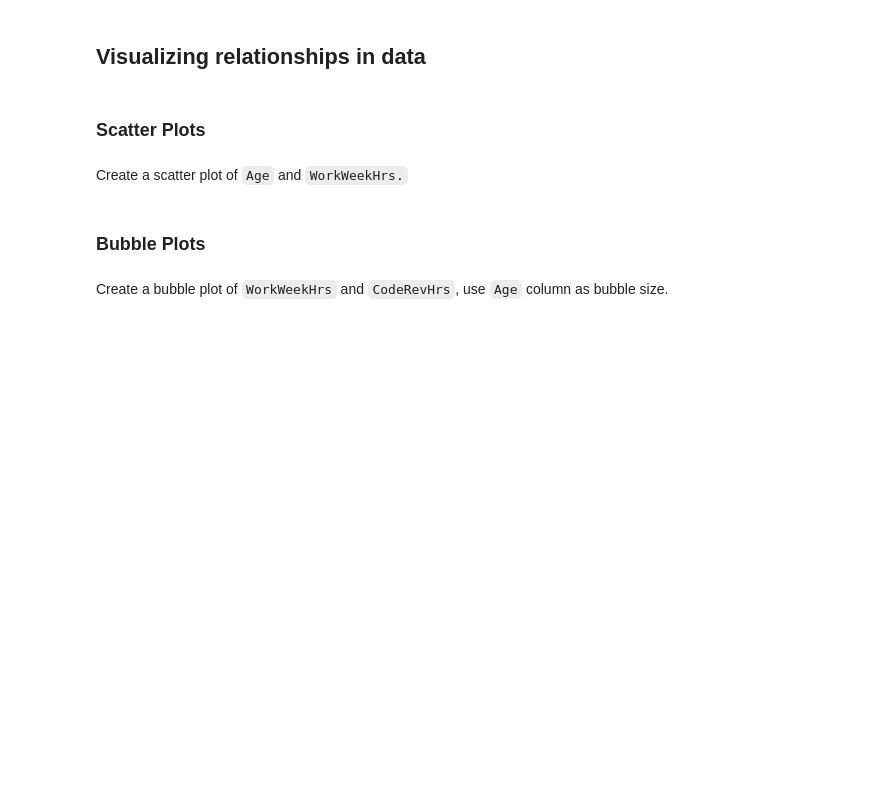
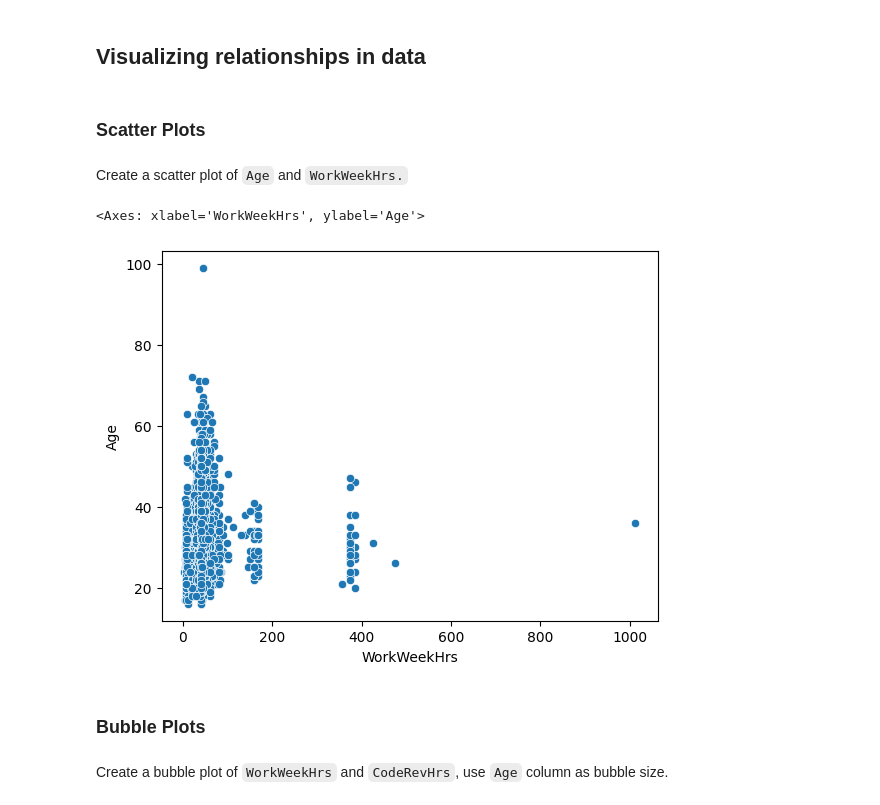
Before and after one commit to Polcsak/IBM-Data-Analyst-Capstone-Project, a Jupyter notebook: Week04-Data_viz/M4DataVisualization-lab.ipynb, the cells around one changed output. Drawn from its saved outputs; the diff is of its cells as text; code cells hidden in the pictures; blank space fills up the shorter version.

Commit message:
week4 update

```diff
--- a/Week04-Data_viz/M4DataVisualization-lab.ipynb
+++ b/Week04-Data_viz/M4DataVisualization-lab.ipynb
@@ -194,3 +229,20 @@ Create a scatter plot of `Age` and `WorkWeekHrs.`
+# %%
+# your code goes here
+import seaborn as sns
+import matplotlib as plt
+import matplotlib_inline
+
+QUERY = """
+SELECT Age, WorkWeekHrs
+FROM master
+"""
+df = pd.read_sql_query(QUERY,conn)
+
+
+sns.scatterplot(data=df, x="WorkWeekHrs", y="Age")
+# %% [output]
+<Axes: xlabel='WorkWeekHrs', ylabel='Age'>
+[figure, added]
 # %% [markdown]
 ### Bubble Plots
 # %% [markdown]
```
Also changed, not shown: parts of 31 cells of this notebook.
